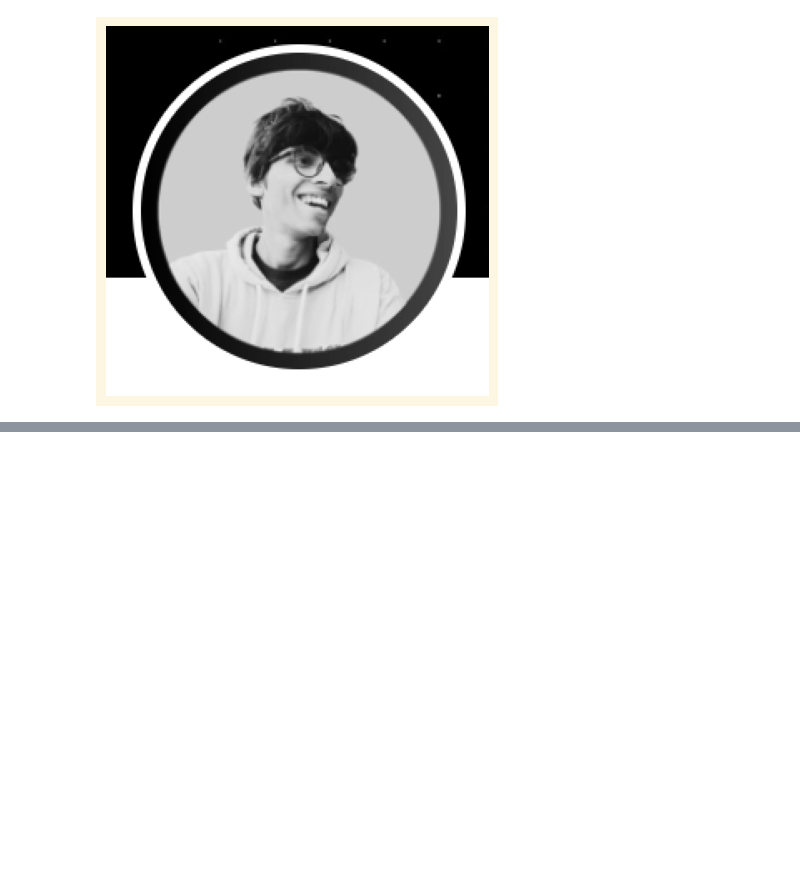
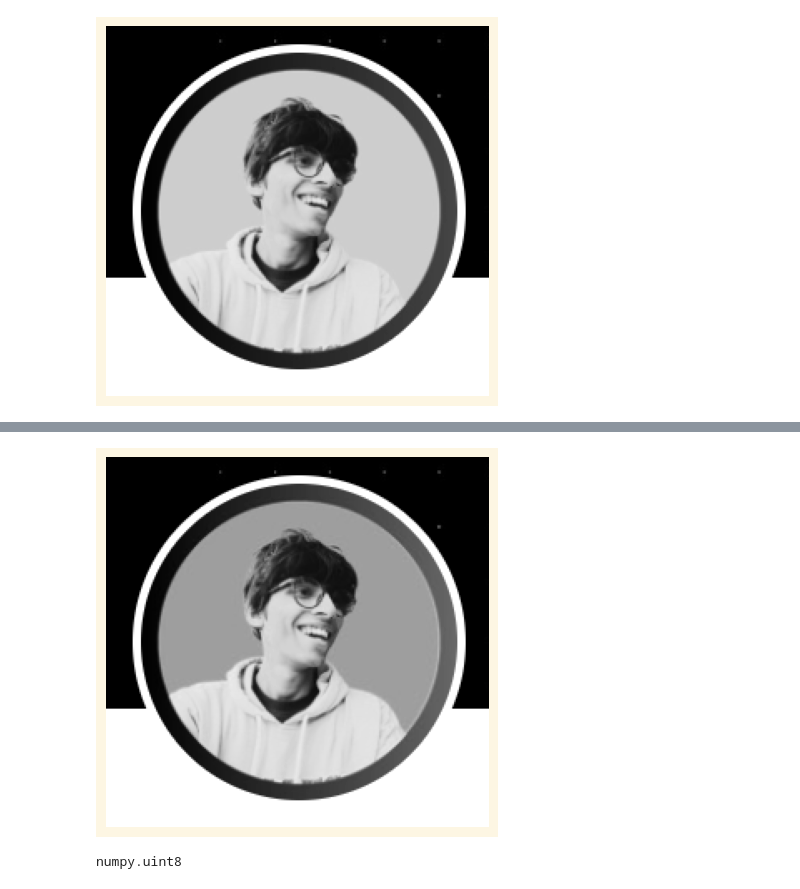
Before and after one commit to Sameershrinath/5th_sem, a Jupyter notebook: PYTHON/Image_processing/OpenCV.ipynb, the cells around one changed output, grey strips where cells are left out. Cells and saved outputs as stored; diff of their text form; code cells hidden in the pictures; blank space fills up the shorter version.

```diff
--- a/PYTHON/Image_processing/OpenCV.ipynb
+++ b/PYTHON/Image_processing/OpenCV.ipynb
@@ -131,0 +149,13 @@ plt.show()
+# %%
+# Convert cv2_image to grayscale using the average method
+cv2_image_grey_avg = ((R.astype(np.float32) + G.astype(np.float32) + B.astype(np.float32)) / 3).astype(np.uint8)
+
+plt.imshow(cv2_image_grey_avg, cmap='gray')
+plt.axis('off')
+plt.show()
+# %% [output]
+[figure, added]
+# %%
+type(cv2_image[1][1][1])
+# %% [output]
+numpy.uint8
```
Also changed, not shown: parts of 11 cells of this notebook.
